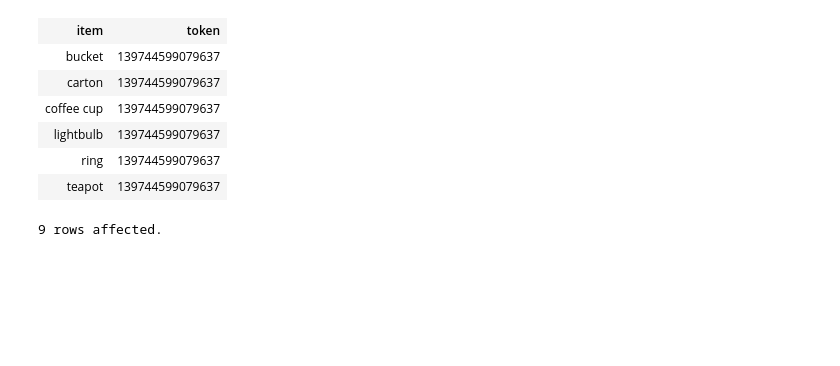
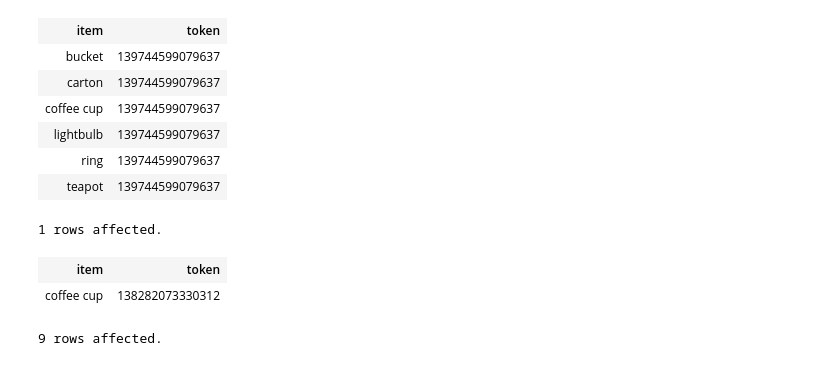
Before and after one commit to laowantong/sqlab_island, a Jupyter notebook: en/mysql/sqlab_island.ipynb, the cells around one changed output. Drawn from its saved outputs; the diff is of its cells as text; code cells hidden in the pictures; blank space fills up the shorter version.

```diff
--- a/en/mysql/sqlab_island.ipynb
+++ b/en/mysql/sqlab_island.ipynb
@@ -554,6 +554,18 @@ WHERE owner = 20
 | lightbulb | 139744599079637 |
 | ring | 139744599079637 |
 | teapot | 139744599079637 |
+# %%
+%%sql
+-- Hint. It seems you have failed to collect any other ownerless item. Remember: comparing to `NULL` with the `=`
+-- operator always returns... `NULL`. You need the special operator `IS` instead.
+SELECT item
+     , salt_033(sum(hash) OVER ()) AS token
+FROM item
+WHERE item = 'coffee cup'
+# %% [output]
+1 rows affected.
+| item | token |
+| coffee cup | 138282073330312 |
 # %%
 %%sql
 -- Hint. Restrict the result to the Stranger's rows (personid: 20).
```
Also changed, not shown: 23 other files.
